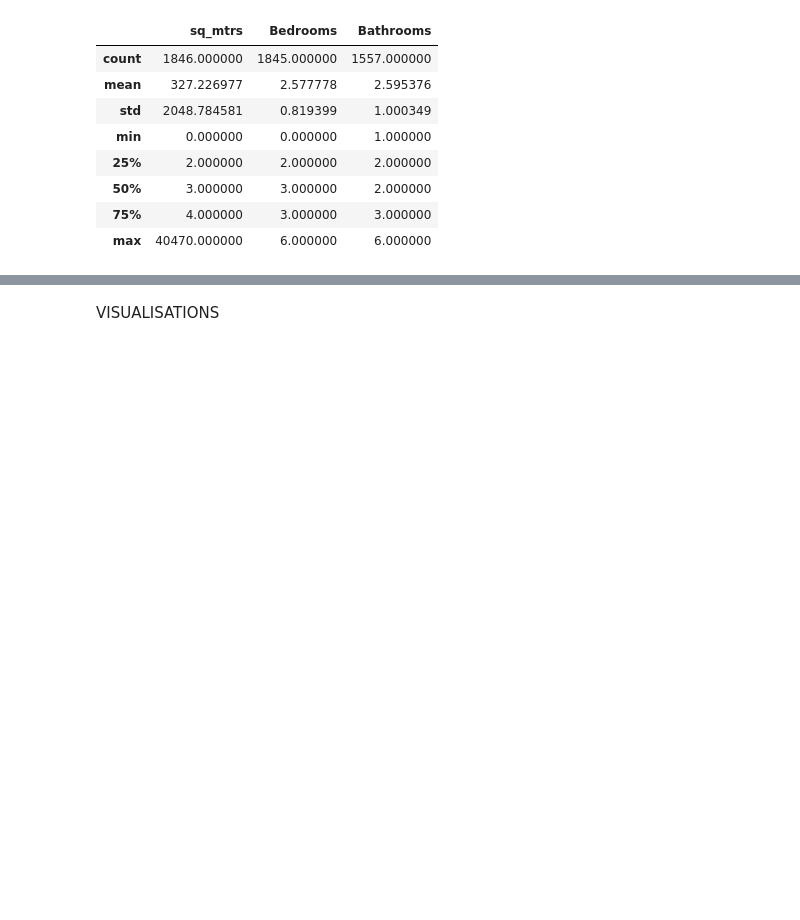
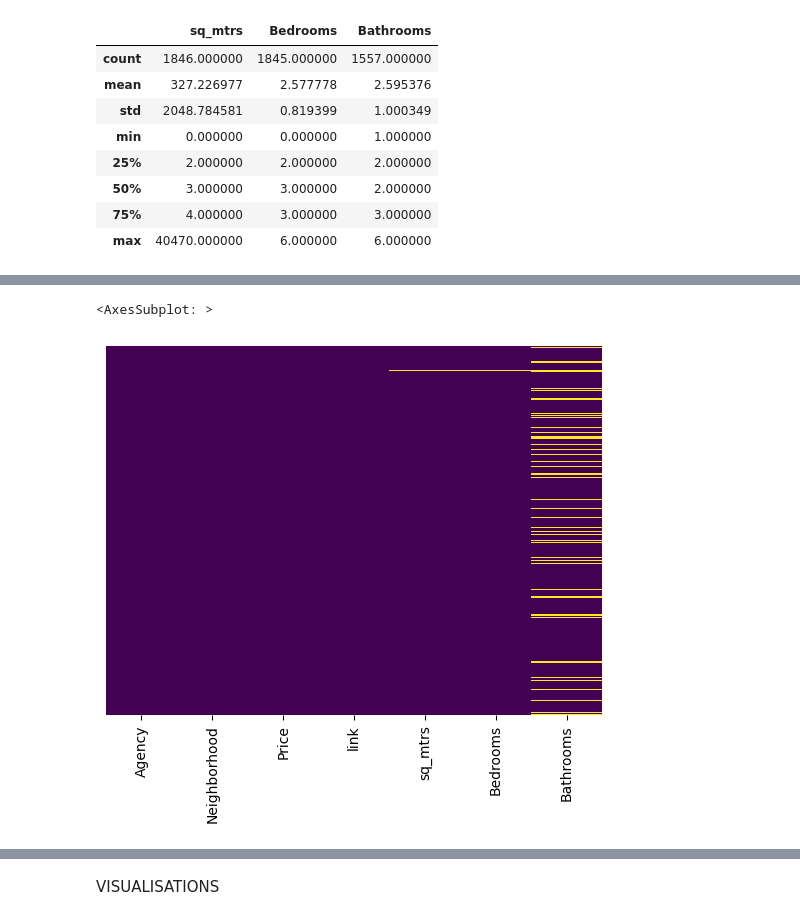
Before and after one commit to mugendii/Rent-prediction, a Jupyter notebook: Rent prediction.ipynb, the cells around one changed output, grey strips where cells are left out. Drawn from its saved outputs; the diff is of its cells as text; code cells hidden in the pictures; blank space fills up the shorter version.

```diff
--- a/Rent prediction.ipynb
+++ b/Rent prediction.ipynb
@@ -86,0 +107,10 @@ df.describe()
+# %%
+df['Price'] = df['Price'].str.replace('KSh','',regex=True).str.replace(',','').astype(float)
+# %%
+#Heatmap for missing values
+import seaborn as sns
+
+sns.heatmap(df.isnull(),yticklabels=False,cbar=False,cmap='viridis')
+# %% [output]
+<AxesSubplot: >
+[figure, added]
```
Also changed, not shown: parts of 10 cells of this notebook.
